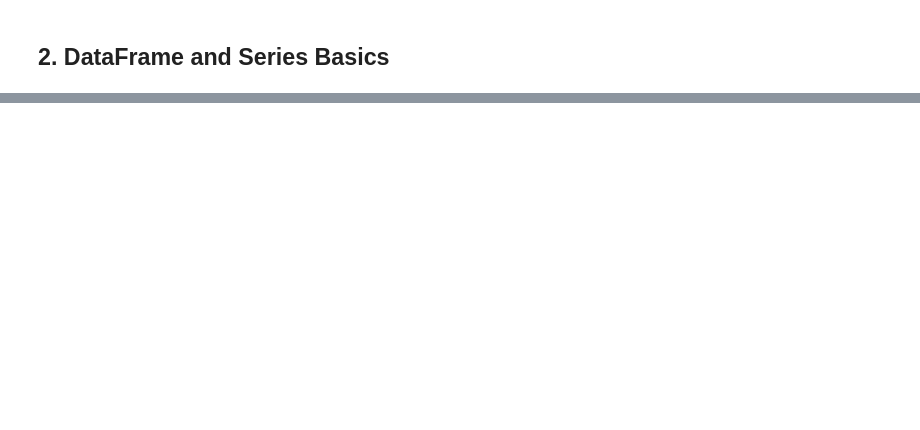
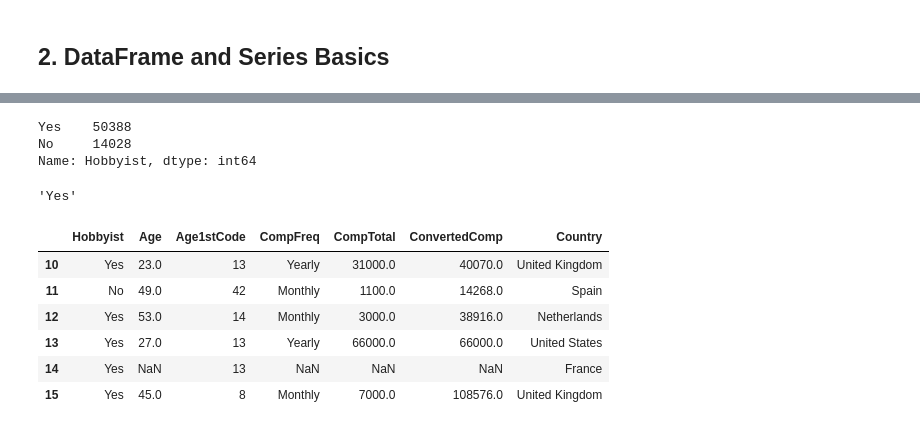
Before and after one commit to lucasbivar/statistic-applied-to-computing, a Jupyter notebook: personal-studies/data-manipulation/Pandas.ipynb, the cells around one changed output, grey strips where cells are left out. Saved outputs shown, nothing was run; the diff lists cells and outputs as text; code cells hidden in the pictures; blank space fills up the shorter version.

```diff
--- a/personal-studies/data-manipulation/Pandas.ipynb
+++ b/personal-studies/data-manipulation/Pandas.ipynb
@@ -118,0 +304,21 @@ schema_df
+# %%
+df["Hobbyist"].value_counts()
+#Counts how many people said yes or no to the hobbyist question
+# %% [output]
+Yes    50388
+No     14028
+Name: Hobbyist, dtype: int64
+# %%
+df.loc[0, "Hobbyist"]
+# %% [output]
+'Yes'
+# %%
+df.loc[10:15, "Hobbyist":"Country"] #using slice
+# %% [output]
+|  | Hobbyist | Age | Age1stCode | CompFreq | CompTotal | ConvertedComp | Country |
+| 10 | Yes | 23.0 | 13 | Yearly | 31000.0 | 40070.0 | United Kingdom |
+| 11 | No | 49.0 | 42 | Monthly | 1100.0 | 14268.0 | Spain |
+| 12 | Yes | 53.0 | 14 | Monthly | 3000.0 | 38916.0 | Netherlands |
+| 13 | Yes | 27.0 | 13 | Yearly | 66000.0 | 66000.0 | United States |
+| 14 | Yes | NaN | 13 | NaN | NaN | NaN | France |
+| 15 | Yes | 45.0 | 8 | Monthly | 7000.0 | 108576.0 | United Kingdom |
```
Also changed, not shown: parts of 31 cells of this notebook.
